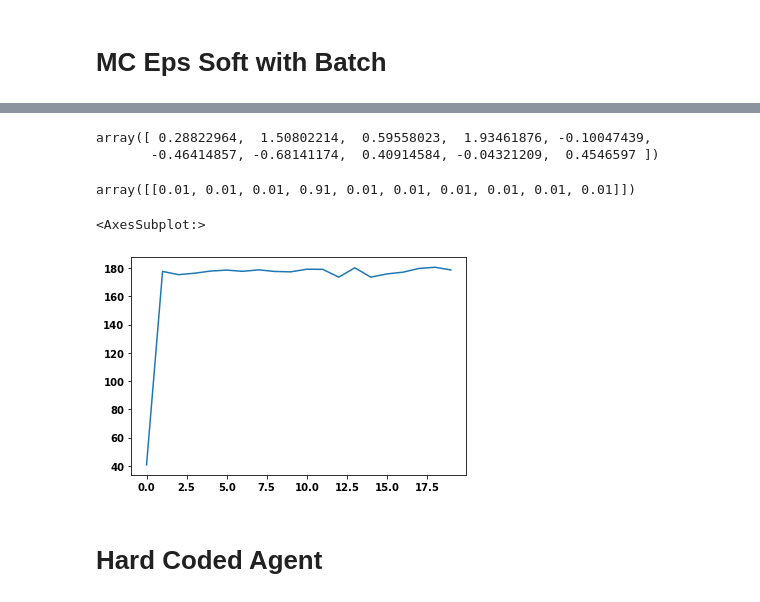
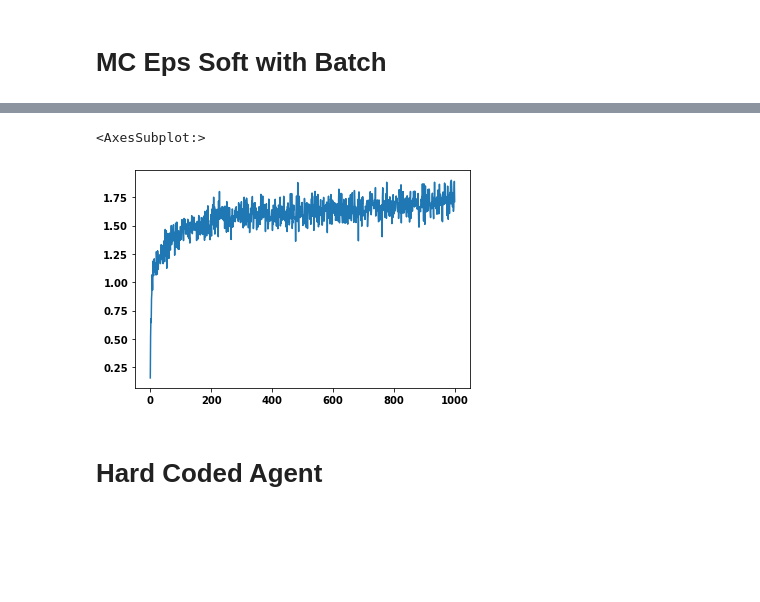
Before and after one commit to WHITSNAK/rflearn, a Jupyter notebook: notebooks/chapter 2.ipynb, the cells around one changed output, grey strips where cells are left out. Cells and saved outputs as stored; diff of their text form; code cells hidden in the pictures; blank space fills up the shorter version.

Commit message:
mc tune, add bandit env

```diff
--- a/notebooks/chapter 2.ipynb
+++ b/notebooks/chapter 2.ipynb
@@ -21,9 +24,13 @@ from rflearn.utils import zero_values, random_policy
 # %%
 np.random.seed(234728375)
 
-bandit = MultiArmBandit(10)
+bandit = MultiArmBandit(10, moving_target=False)
 value = zero_values(bandit)
 policy = random_policy(bandit)
 
-mc_model = MCEpsilonSoft(bandit, value, policy)
-mc_model.fit(0.9, 0.1, 0.01, kbatch=30, max_steps=100)
+data = {}
+for i in tqdm(range(200)):
+    mc_model = MCEpsilonSoft(bandit, value, policy, pbar_leave=False)
+    mc_model.fit(gamma=1, epsilon=0.1, lam=0.1, kbatch=1, max_steps=1)
+    mc_model.transform(1000)
+    data[i] = mc_model.hist['avg_r']
@@ -45,17 +37,8 @@ mc_model.qvalue
-# %%
-bandit._truth
-# %% [output]
-array([ 0.28822964,  1.50802214,  0.59558023,  1.93461876, -0.10047439,
-       -0.46414857, -0.68141174,  0.40914584, -0.04321209,  0.4546597 ])
-# %%
-mc_model.policy
-# %% [output]
-array([[0.01, 0.01, 0.01, 0.91, 0.01, 0.01, 0.01, 0.01, 0.01, 0.01]])
-# %%
-pd.Series(mc_model.hist['avg_r']).plot()
-# %% [output]
-<AxesSubplot:>
-[figure, removed]
+# %%
+pd.DataFrame(data).mean(1).plot()
+# %% [output]
+<AxesSubplot:>
+[figure, added]
 # %% [markdown]
 # Hard Coded Agent
 # %%
```
Also changed, not shown: parts of 3 cells of this notebook, 3 other files.
